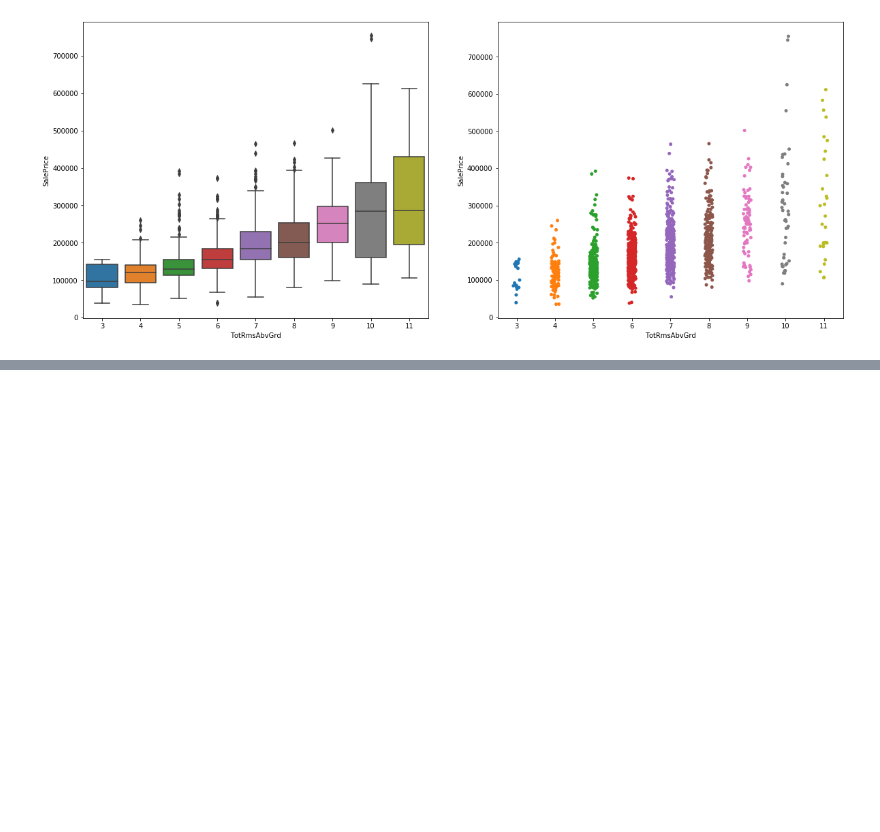
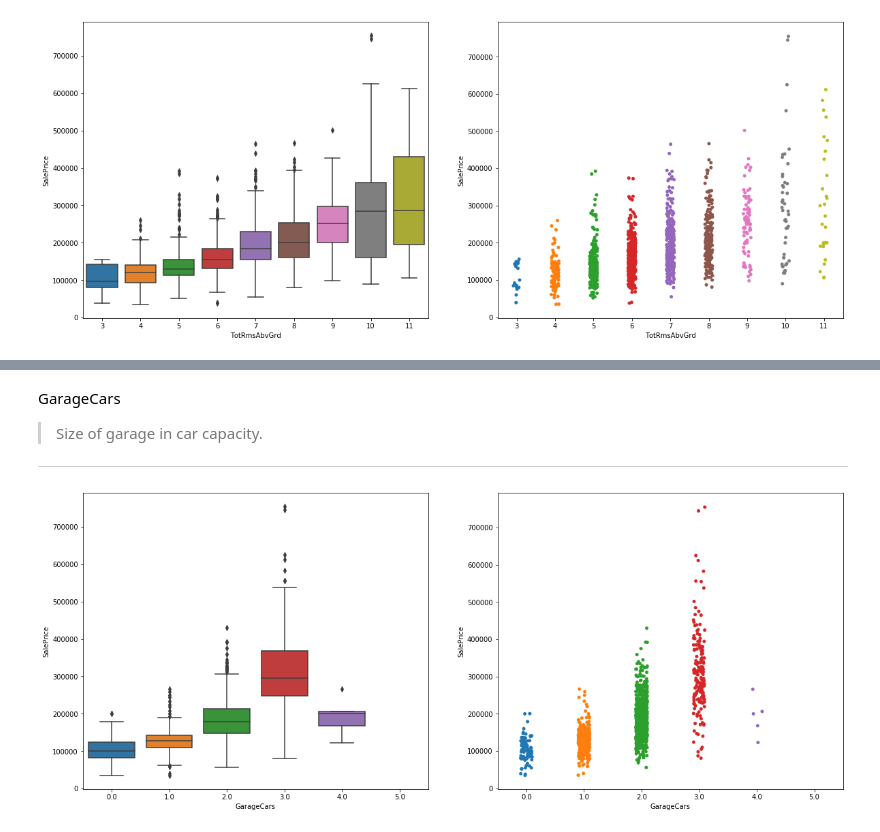
Before and after one commit to dailysergey/kaggle, a Jupyter notebook: HousePrice/HousePrice.ipynb, the cells around one changed output, grey strips where cells are left out. Cells and saved outputs as stored; diff of their text form; code cells hidden in the pictures; blank space fills up the shorter version.

```diff
--- a/HousePrice/HousePrice.ipynb
+++ b/HousePrice/HousePrice.ipynb
@@ -590,0 +610,11 @@ make_discrete_plot("TotRmsAbvGrd",0,0)
+# %% [markdown]
+GarageCars
+
+> Size of garage in car capacity.
+
+
+---
+# %%
+make_discrete_plot("GarageCars",0,0)
+# %% [output]
+[figure, added]
```
Also changed, not shown: parts of 32 cells of this notebook.
